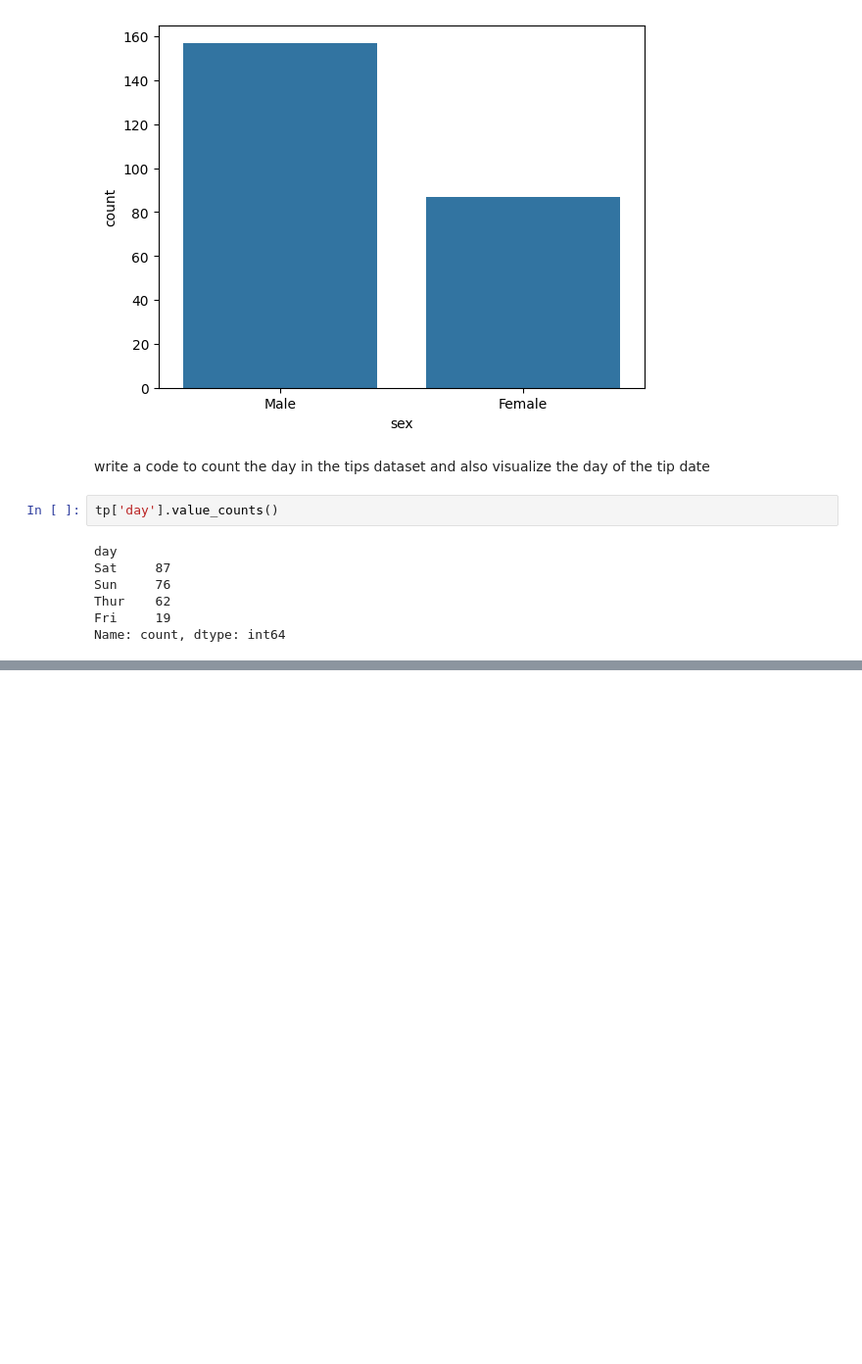
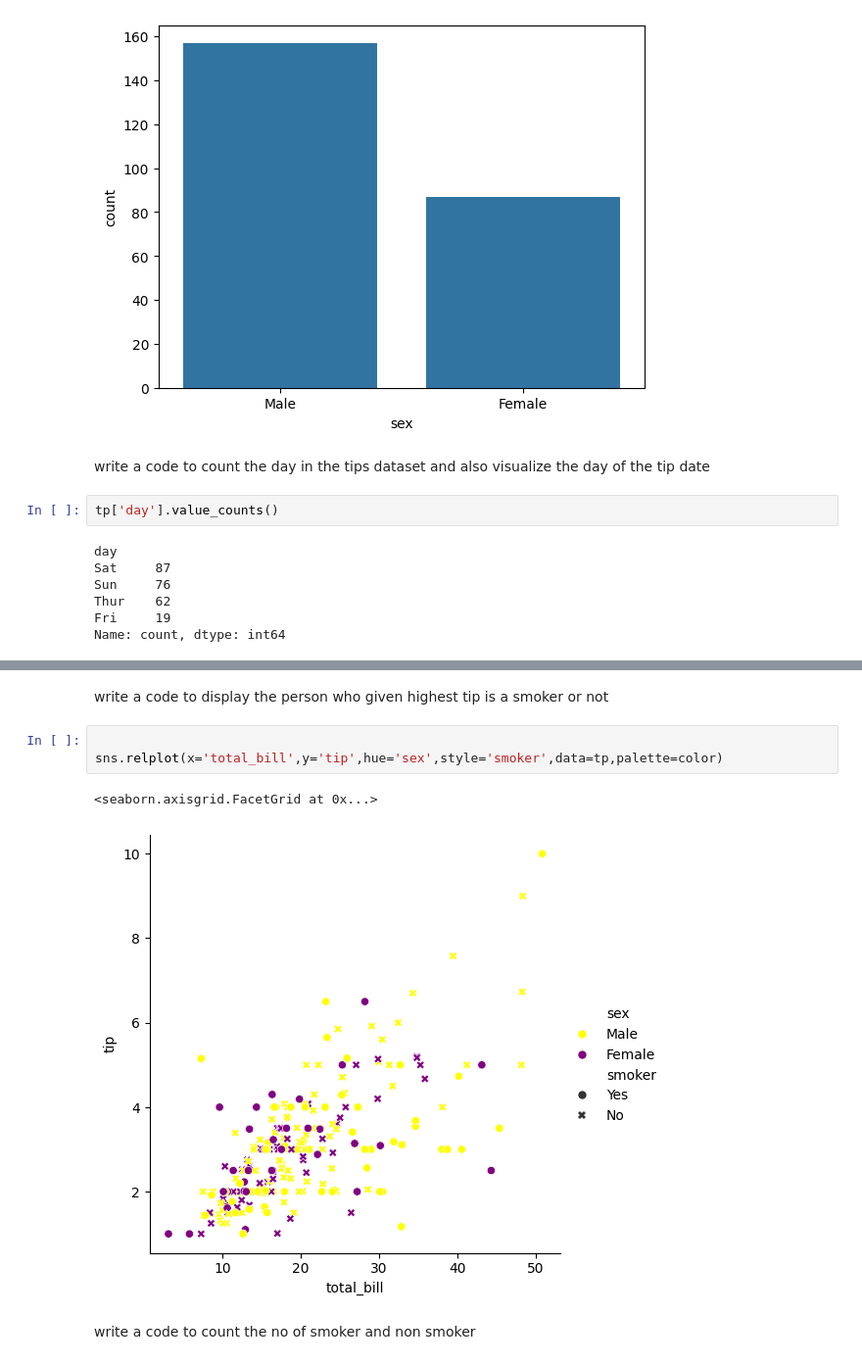
Before and after one commit to Pratyusha-Mukherjee/FSP-MachineLearning, a Jupyter notebook: day2/seaborn+pandas.ipynb, the cells around one changed output, grey strips where cells are left out. Shown at 98% size. Cells and saved outputs as stored; diff of their text form; blank space fills up the shorter version.

```diff
--- a/day2/seaborn+pandas.ipynb
+++ b/day2/seaborn+pandas.ipynb
@@ -93,0 +115,10 @@ AttributeError: Rectangle.set() got an unexpected keyword argument 'pallete'
+# %% [markdown]
+write a code to display the person who given highest tip is a smoker or not
+# %%
+
+sns.relplot(x='total_bill',y='tip',hue='sex',style='smoker',data=tp,palette=color)
+# %% [output]
+<seaborn.axisgrid.FacetGrid at 0x...>
+[figure, added]
+# %% [markdown]
+write a code to count the no of smoker and non smoker
```
Also changed, not shown: parts of 30 cells of this notebook.
